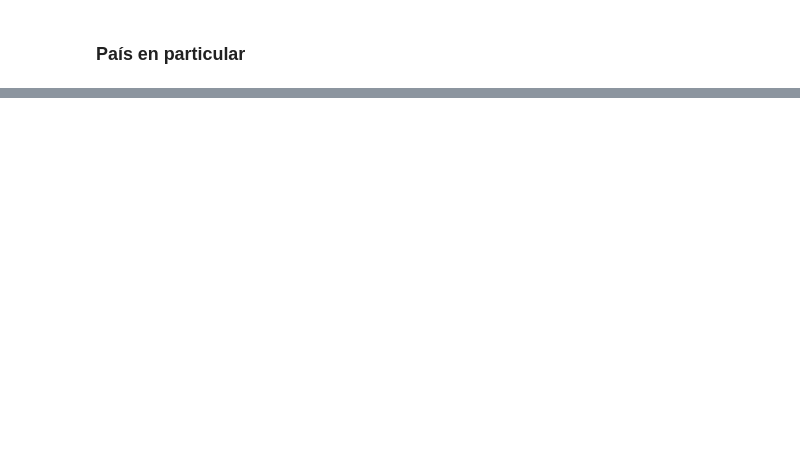
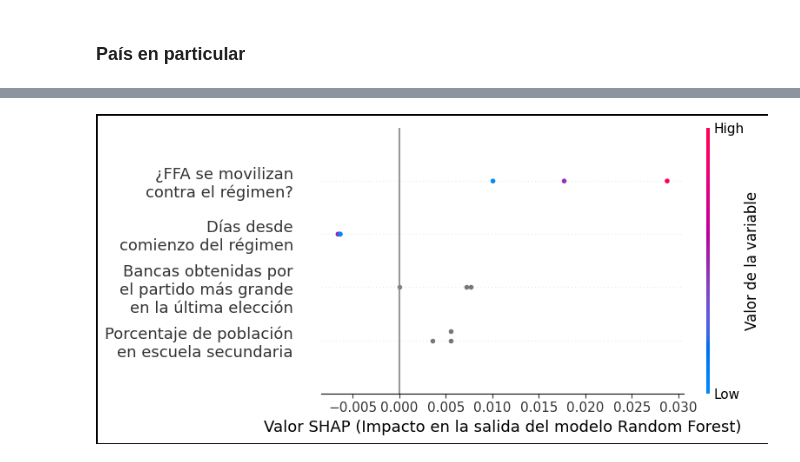
Before and after one commit to josesg998/esp_data_mining, a Jupyter notebook: corrida_final/analisis_final.ipynb, the cells around one changed output, grey strips where cells are left out. Saved outputs shown, nothing was run; the diff lists cells and outputs as text; code cells hidden in the pictures; blank space fills up the shorter version.

```diff
--- a/corrida_final/analisis_final.ipynb
+++ b/corrida_final/analisis_final.ipynb
@@ -380,0 +641,5 @@ get_key('Niger')
+# %%
+f = shapley_violin_plot(rf,X_test.loc[(X_test['year']<2023)&(X_test['country_id']==get_key('Níger'))],country=True);
+plt.savefig('../entregas/imagenes/11_shapley_values_rf_niger.png',bbox_inches='tight',dpi=300)
+# %% [output]
+[figure, added]
```
Also changed, not shown: parts of 37 cells of this notebook, 10 other files.
